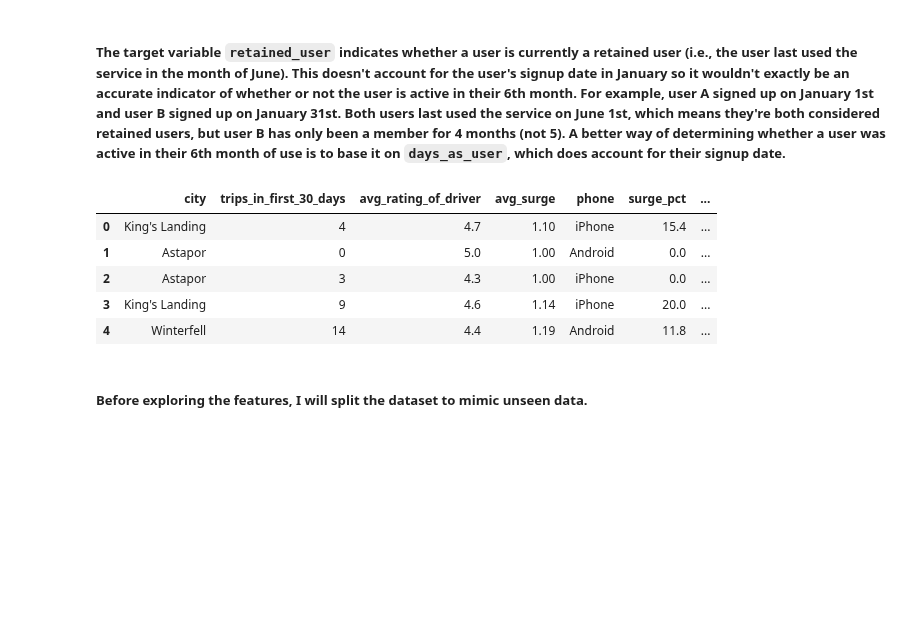
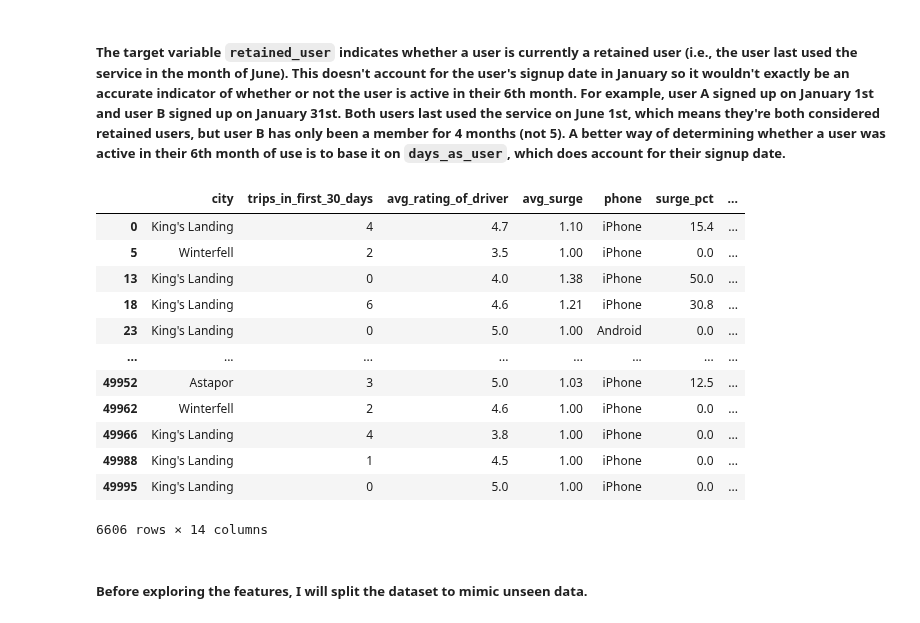
Before and after one commit to tri-bui/ultimate-challenge, a Jupyter notebook: 3-retention_modeling.ipynb, the cells around one changed output. Drawn from its saved outputs; the diff is of its cells as text; code cells hidden in the pictures; blank space fills up the shorter version.

Commit message:
Fix target label in nb3

```diff
--- a/3-retention_modeling.ipynb
+++ b/3-retention_modeling.ipynb
@@ -339,16 +339,23 @@ user_df.head()
 # %% [markdown]
 ##### The target variable `retained_user` indicates whether a user is currently a retained user (i.e., the user last used the service in the month of June). This doesn't account for the user's signup date in January so it wouldn't exactly be an accurate indicator of whether or not the user is active in their 6th month. For example, user A signed up on January 1st and user B signed up on January 31st. Both users last used the service on June 1st, which means they're both considered retained users, but user B has only been a member for 4 months (not 5). A better way of determining whether a user was active in their 6th month of use is to base it on `days_as_user`, which does account for their signup date.
 # %%
-# Fix the classification target accordingly
-user_df['retained_user'] = np.where(user_df.days_as_user > 150, 1, 0)
-user_df.head()
+# Fix the target label based on days as user
+user_df['retained_user_new'] = (user_df['days_as_user'] > 150).astype(int)
+user_df[user_df['retained_user'] != user_df['retained_user_new']]
 # %% [output]
 |  | city | trips_in_first_30_days | avg_rating_of_driver | avg_surge | phone | surge_pct | ... |
 | 0 | King's Landing | 4 | 4.7 | 1.10 | iPhone | 15.4 | ... |
-| 1 | Astapor | 0 | 5.0 | 1.00 | Android | 0.0 | ... |
-| 2 | Astapor | 3 | 4.3 | 1.00 | iPhone | 0.0 | ... |
-| 3 | King's Landing | 9 | 4.6 | 1.14 | iPhone | 20.0 | ... |
-| 4 | Winterfell | 14 | 4.4 | 1.19 | Android | 11.8 | ... |
+| 5 | Winterfell | 2 | 3.5 | 1.00 | iPhone | 0.0 | ... |
+| 13 | King's Landing | 0 | 4.0 | 1.38 | iPhone | 50.0 | ... |
+| 18 | King's Landing | 6 | 4.6 | 1.21 | iPhone | 30.8 | ... |
+| 23 | King's Landing | 0 | 5.0 | 1.00 | Android | 0.0 | ... |
+| ... | ... | ... | ... | ... | ... | ... | ... |
+| 49952 | Astapor | 3 | 5.0 | 1.03 | iPhone | 12.5 | ... |
+| 49962 | Winterfell | 2 | 4.6 | 1.00 | iPhone | 0.0 | ... |
+| 49966 | King's Landing | 4 | 3.8 | 1.00 | iPhone | 0.0 | ... |
+| 49988 | King's Landing | 1 | 4.5 | 1.00 | iPhone | 0.0 | ... |
+| 49995 | King's Landing | 0 | 5.0 | 1.00 | iPhone | 0.0 | ... |
+6606 rows × 14 columns
 # %% [markdown]
 ##### Before exploring the features, I will split the dataset to mimic unseen data.
 # %%
```
Also changed, not shown: parts of 1 cell of this notebook.
